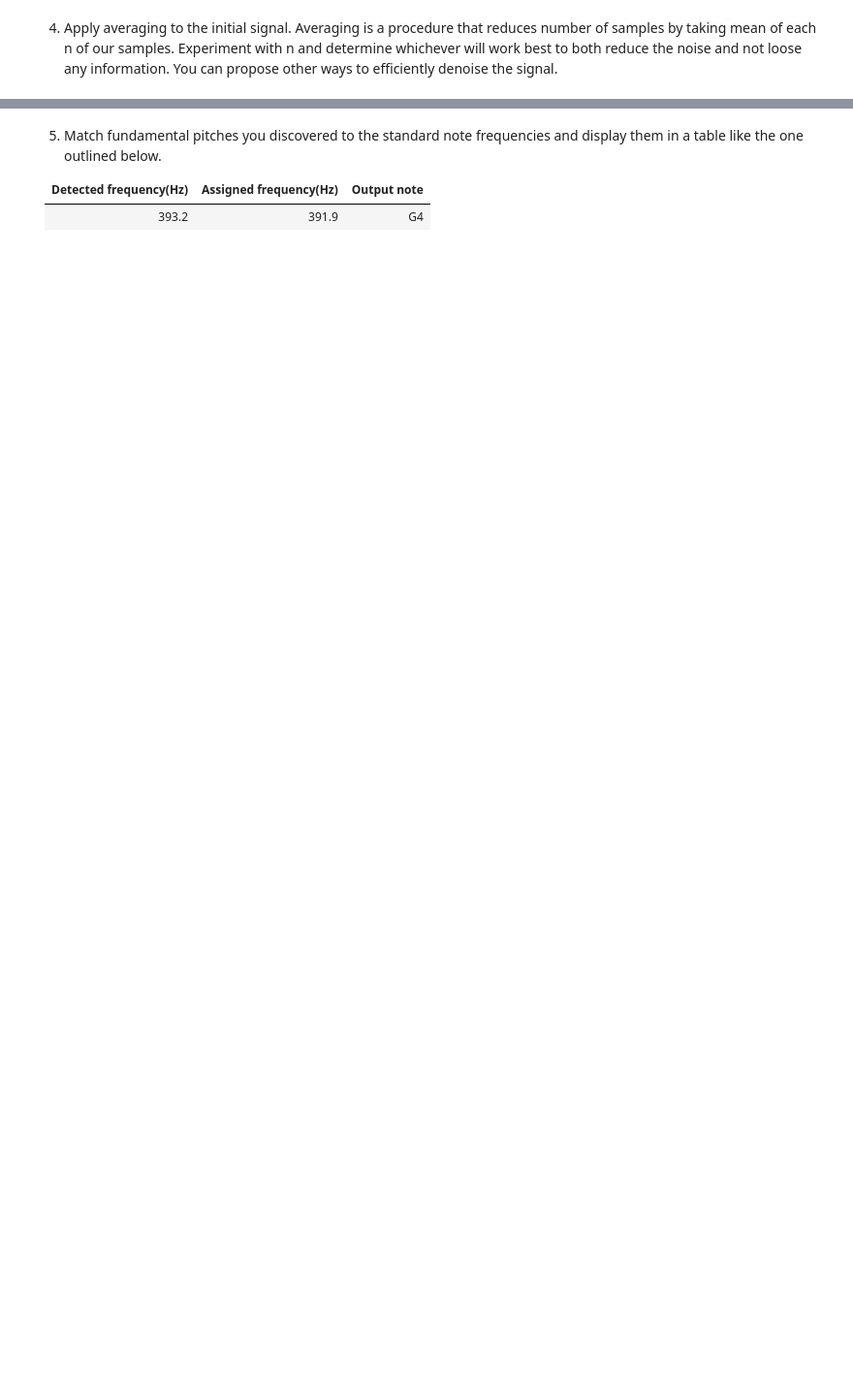
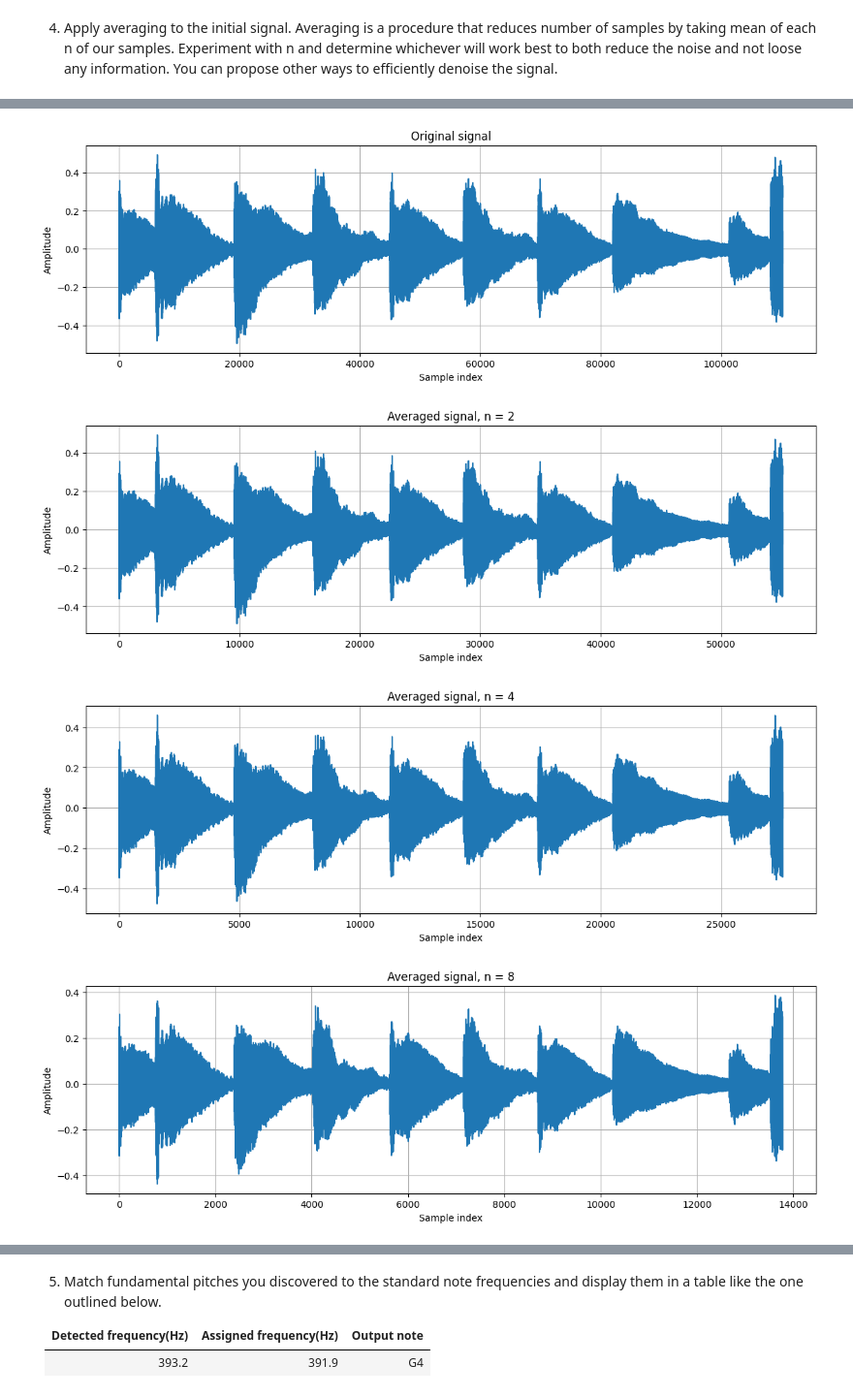
Before and after one commit to dd8ria/lab2_linijka, a Jupyter notebook: LA Lab 2 Template 2025.ipynb, the cells around one changed output, grey strips where cells are left out. Shown at 97% size. Saved outputs shown, nothing was run; the diff lists cells and outputs as text; code cells hidden in the pictures; blank space fills up the shorter version.

```diff
--- a/LA Lab 2 Template 2025.ipynb
+++ b/LA Lab 2 Template 2025.ipynb
@@ -191,0 +265,39 @@ Observe that the melody contains only a couple of distinct sounds, but there are
+# %%
+import numpy as np
+import matplotlib.pyplot as plt
+
+# Function for averaging every n samples
+def average_signal(signal, n):
+    length = len(signal) // n * n
+    signal_cut = signal[:length]
+    averaged = signal_cut.reshape(-1, n).mean(axis=1)
+    return averaged
+
+# Try different n values
+n_values = [2, 4, 8, 16]
+
+# Original signal
+plt.figure(figsize=(14, 4))
+plt.plot(samples)
+plt.title("Original signal")
+plt.xlabel("Sample index")
+plt.ylabel("Amplitude")
+plt.grid(True)
+plt.show()
+
+# Averaged signals
+for n in n_values:
+    averaged = average_signal(samples, n)
+
+    plt.figure(figsize=(14, 4))
+    plt.plot(averaged)
+    plt.title(f"Averaged signal, n = {n}")
+    plt.xlabel("Sample index")
+    plt.ylabel("Amplitude")
+    plt.grid(True)
+    plt.show()
+# %% [output]
+[figure, added]
+[figure, added]
+[figure, added]
+[figure, added]
```
Also changed, not shown: parts of 18 cells of this notebook, 1 other file.
